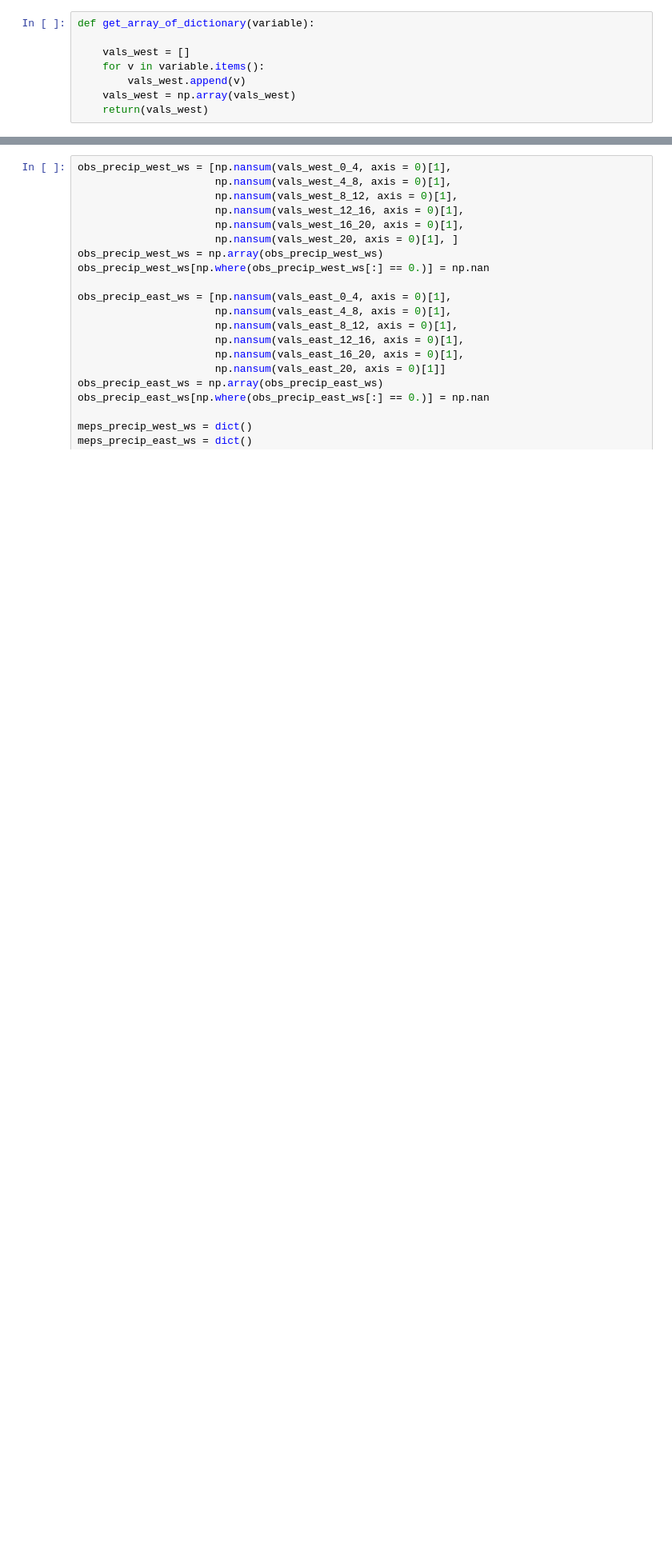
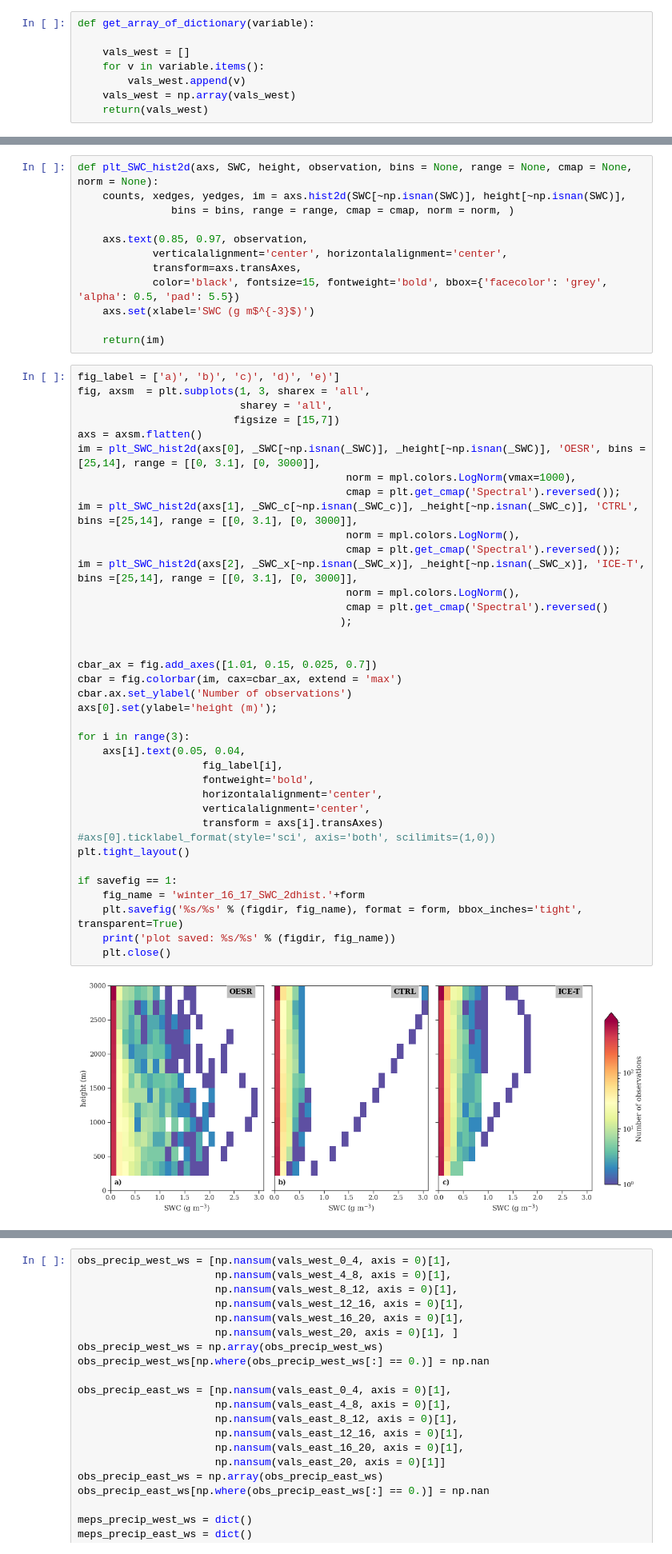
Before and after one commit to franzihe/Haukeliseter_16_17, a Jupyter notebook: SWC_SWP_instantenous.ipynb, the cells around one changed output, grey strips where cells are left out. Shown at 80% size. Drawn from its saved outputs; the diff is of its cells as text; blank space fills up the shorter version.

```diff
--- a/SWC_SWP_instantenous.ipynb
+++ b/SWC_SWP_instantenous.ipynb
@@ -695,3 +682,55 @@ for Date in date:
+# %%
+def plt_SWC_hist2d(axs, SWC, height, observation, bins = None, range = None, cmap = None, norm = None):
+    counts, xedges, yedges, im = axs.hist2d(SWC[~np.isnan(SWC)], height[~np.isnan(SWC)],
+               bins = bins, range = range, cmap = cmap, norm = norm, )
+
+    axs.text(0.85, 0.97, observation,
+            verticalalignment='center', horizontalalignment='center',
+            transform=axs.transAxes,
+            color='black', fontsize=15, fontweight='bold', bbox={'facecolor': 'grey', 'alpha': 0.5, 'pad': 5.5})
+    axs.set(xlabel='SWC (g m$^{-3}$)')
+
+    return(im)
+# %%
+fig_label = ['a)', 'b)', 'c)', 'd)', 'e)']
+fig, axsm  = plt.subplots(1, 3, sharex = 'all',
+                          sharey = 'all',
+                         figsize = [15,7])
+axs = axsm.flatten()
+im = plt_SWC_hist2d(axs[0], _SWC[~np.isnan(_SWC)], _height[~np.isnan(_SWC)], 'OESR', bins =[25,14], range = [[0, 3.1], [0, 3000]],
+                                           norm = mpl.colors.LogNorm(vmax=1000),
+                                           cmap = plt.get_cmap('Spectral').reversed());
+im = plt_SWC_hist2d(axs[1], _SWC_c[~np.isnan(_SWC_c)], _height[~np.isnan(_SWC_c)], 'CTRL', bins =[25,14], range = [[0, 3.1], [0, 3000]],
+                                           norm = mpl.colors.LogNorm(),
+                                           cmap = plt.get_cmap('Spectral').reversed());
+im = plt_SWC_hist2d(axs[2], _SWC_x[~np.isnan(_SWC_x)], _height[~np.isnan(_SWC_x)], 'ICE-T', bins =[25,14], range = [[0, 3.1], [0, 3000]],
+                                           norm = mpl.colors.LogNorm(),
+                                           cmap = plt.get_cmap('Spectral').reversed()
+                                          );
+
+
+cbar_ax = fig.add_axes([1.01, 0.15, 0.025, 0.7])
+cbar = fig.colorbar(im, cax=cbar_ax, extend = 'max')
+cbar.ax.set_ylabel('Number of observations')
+axs[0].set(ylabel='height (m)');
+
+for i in range(3):
+    axs[i].text(0.05, 0.04,
+                    fig_label[i],
+                    fontweight='bold',
+                    horizontalalignment='center',
+                    verticalalignment='center',
+                    transform = axs[i].transAxes)
+#axs[0].ticklabel_format(style='sci', axis='both', scilimits=(1,0))
+plt.tight_layout()
+
+if savefig == 1:
+    fig_name = 'winter_16_17_SWC_2dhist.'+form
+    plt.savefig('%s/%s' % (figdir, fig_name), format = form, bbox_inches='tight', transparent=True)
+    print('plot saved: %s/%s' % (figdir, fig_name))
+    plt.close()
+# %% [output]
+[figure, added]
 # %%
 def plt_SWC_season_mean(ax, height, SWC, label, linestyle, label_sigma=None, color=None):
     ax.plot(np.nanmean(SWC, axis = 0), np.nanmean(height, axis = 0), label=label, linewidth=3, linestyle = linestyle,  color=color)#)
```
Also changed, not shown: parts of 21 cells of this notebook.
